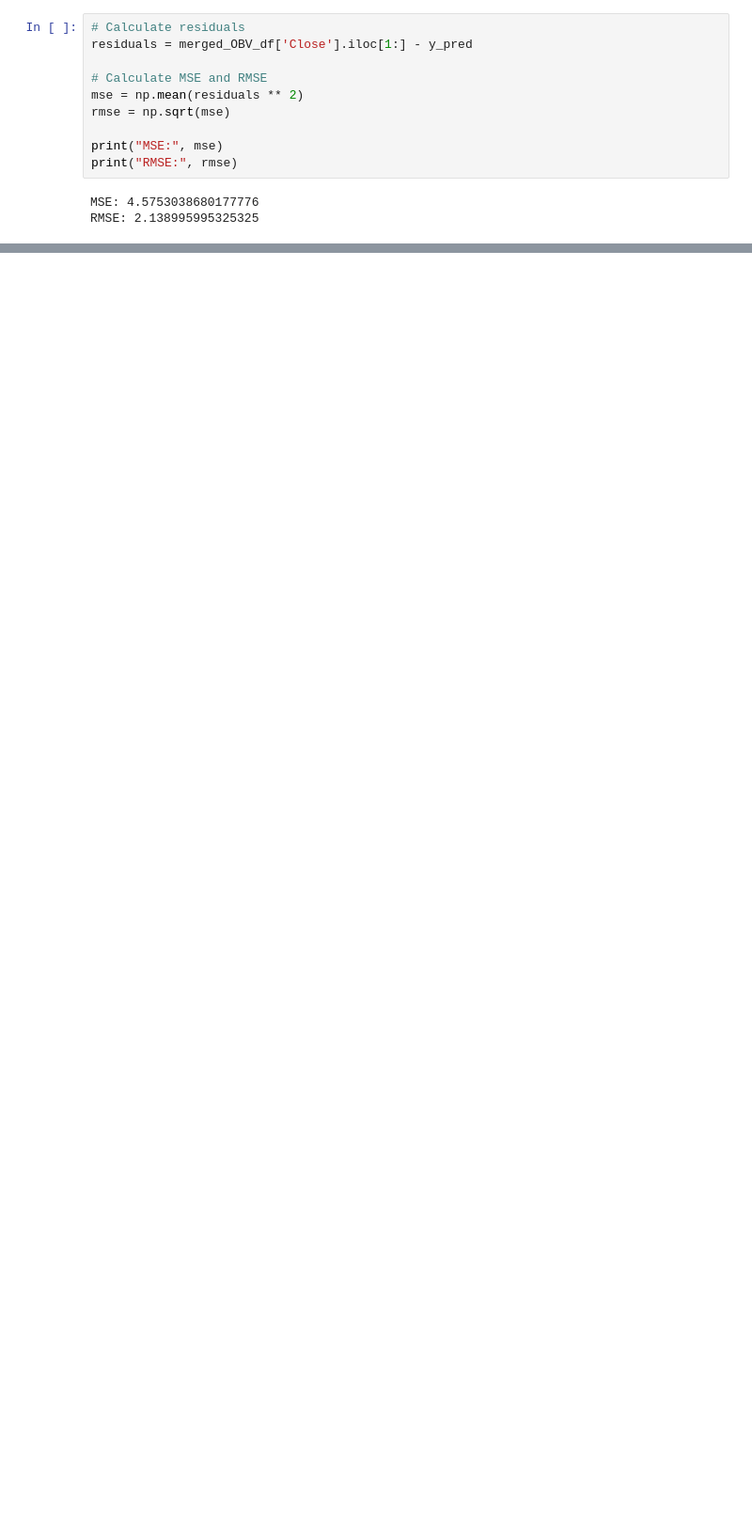
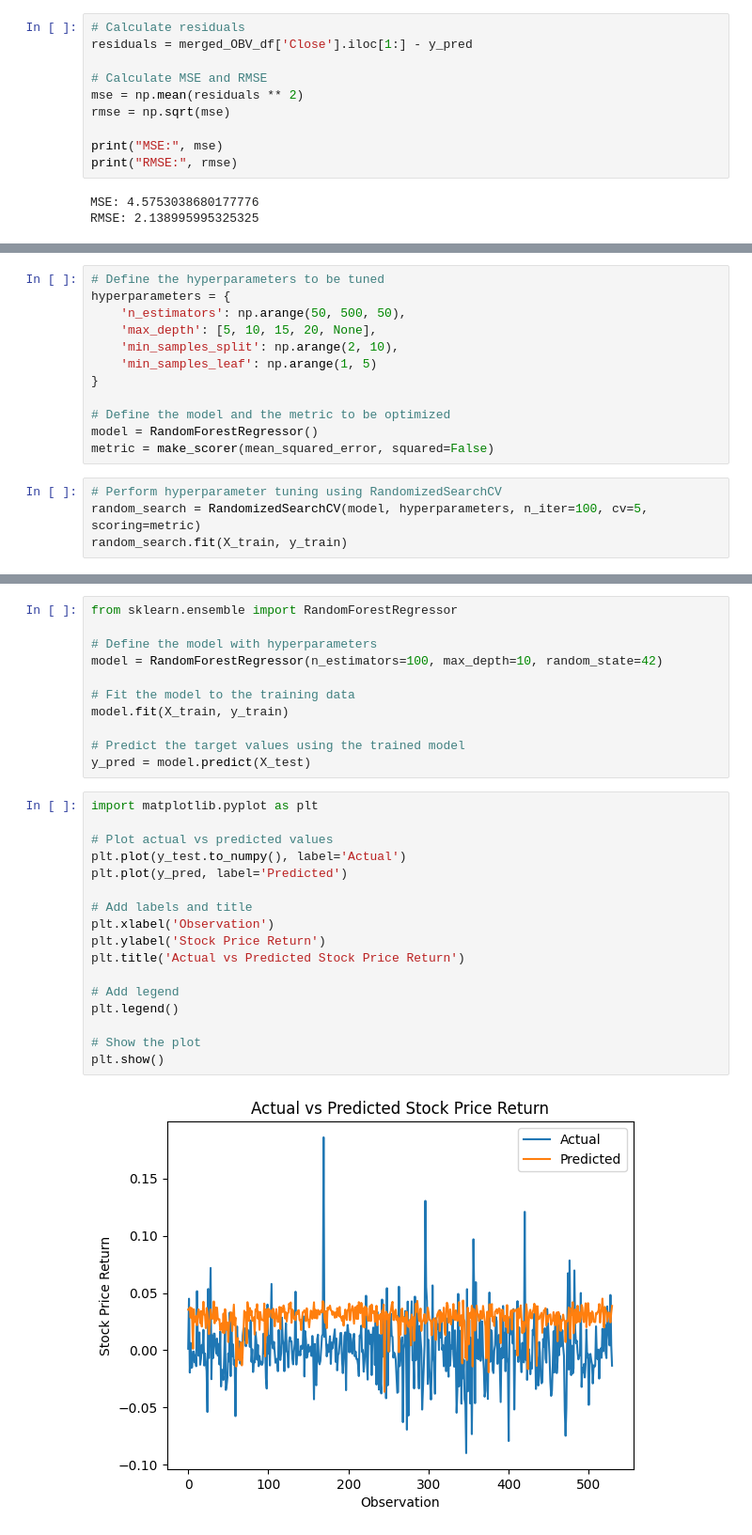
Before and after one commit to AshishShinde03/ML, a Jupyter notebook: OBV_F.ipynb, the cells around one changed output, grey strips where cells are left out. Shown at 94% size. Saved outputs shown, nothing was run; the diff lists cells and outputs as text; blank space fills up the shorter version.

```diff
--- a/OBV_F.ipynb
+++ b/OBV_F.ipynb
@@ -394,0 +447,16 @@ print(results.summary())
+# %%
+# Define the hyperparameters to be tuned
+hyperparameters = {
+    'n_estimators': np.arange(50, 500, 50),
+    'max_depth': [5, 10, 15, 20, None],
+    'min_samples_split': np.arange(2, 10),
+    'min_samples_leaf': np.arange(1, 5)
+}
+
+# Define the model and the metric to be optimized
+model = RandomForestRegressor()
+metric = make_scorer(mean_squared_error, squared=False)
+# %%
+# Perform hyperparameter tuning using RandomizedSearchCV
+random_search = RandomizedSearchCV(model, hyperparameters, n_iter=100, cv=5, scoring=metric)
+random_search.fit(X_train, y_train)
@@ -394,0 +495,30 @@ print(results.summary())
+# %%
+from sklearn.ensemble import RandomForestRegressor
+
+# Define the model with hyperparameters
+model = RandomForestRegressor(n_estimators=100, max_depth=10, random_state=42)
+
+# Fit the model to the training data
+model.fit(X_train, y_train)
+
+# Predict the target values using the trained model
+y_pred = model.predict(X_test)
+# %%
+import matplotlib.pyplot as plt
+
+# Plot actual vs predicted values
+plt.plot(y_test.to_numpy(), label='Actual')
+plt.plot(y_pred, label='Predicted')
+
+# Add labels and title
+plt.xlabel('Observation')
+plt.ylabel('Stock Price Return')
+plt.title('Actual vs Predicted Stock Price Return')
+
+# Add legend
+plt.legend()
+
+# Show the plot
+plt.show()
+# %% [output]
+[figure, added]
```
Also changed, not shown: parts of 45 cells of this notebook.
